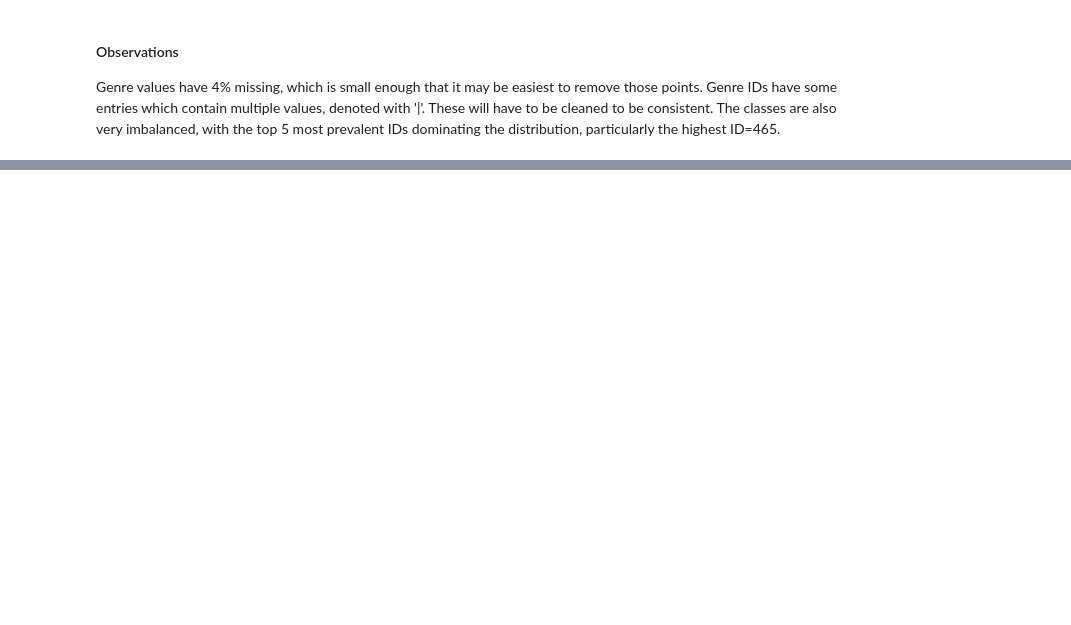
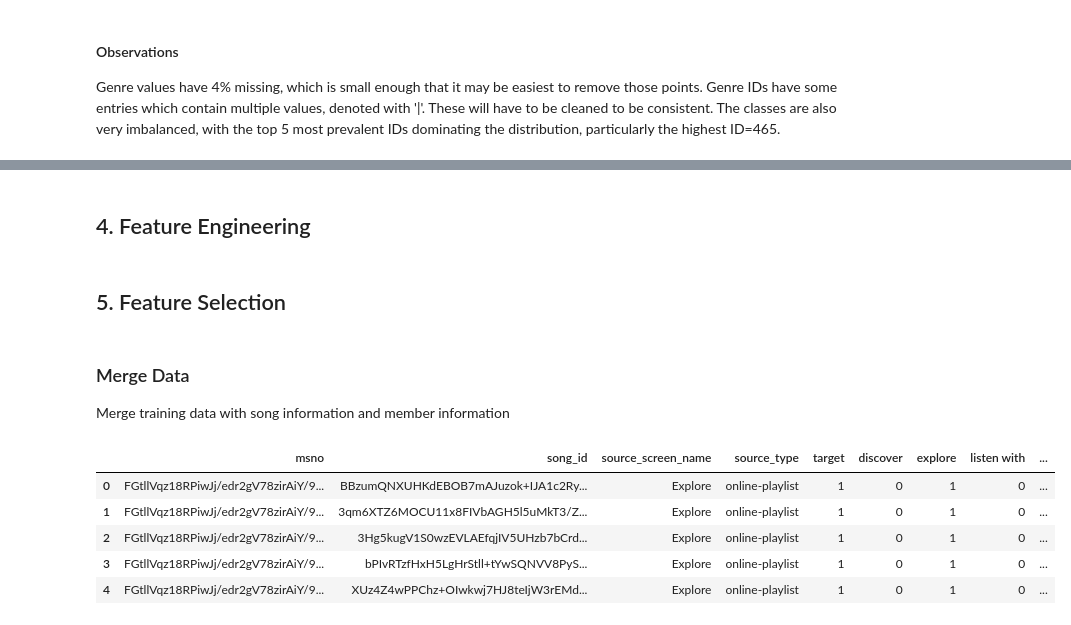
Before and after one commit to bwalsh62/udacity-ml-engr-capstone, a Jupyter notebook: 1_DataPreProcessing.ipynb, the cells around one changed output, grey strips where cells are left out. Cells and saved outputs as stored; diff of their text form; code cells hidden in the pictures; blank space fills up the shorter version.

```diff
--- a/1_DataPreProcessing.ipynb
+++ b/1_DataPreProcessing.ipynb
@@ -175,0 +204,7 @@ Genre values have 4% missing, which is small enough that it may be easiest to re
+# %% [markdown]
+## 4. Feature Engineering
+# %% [markdown]
+## 5. Feature Selection
+# %% [markdown]
+### Merge Data
+Merge training data with song information and member information
@@ -175,0 +213,9 @@ Genre values have 4% missing, which is small enough that it may be easiest to re
+# %%
+train_data.head()
+# %% [output]
+|  | msno | song_id | source_screen_name | source_type | target | discover | explore | listen with | ... |
+| 0 | FGtllVqz18RPiwJj/edr2gV78zirAiY/9... | BBzumQNXUHKdEBOB7mAJuzok+IJA1c2Ry... | Explore | online-playlist | 1 | 0 | 1 | 0 | ... |
+| 1 | FGtllVqz18RPiwJj/edr2gV78zirAiY/9... | 3qm6XTZ6MOCU11x8FIVbAGH5l5uMkT3/Z... | Explore | online-playlist | 1 | 0 | 1 | 0 | ... |
+| 2 | FGtllVqz18RPiwJj/edr2gV78zirAiY/9... | 3Hg5kugV1S0wzEVLAEfqjIV5UHzb7bCrd... | Explore | online-playlist | 1 | 0 | 1 | 0 | ... |
+| 3 | FGtllVqz18RPiwJj/edr2gV78zirAiY/9... | bPIvRTzfHxH5LgHrStll+tYwSQNVV8PyS... | Explore | online-playlist | 1 | 0 | 1 | 0 | ... |
+| 4 | FGtllVqz18RPiwJj/edr2gV78zirAiY/9... | XUz4Z4wPPChz+OIwkwj7HJ8teIjW3rEMd... | Explore | online-playlist | 1 | 0 | 1 | 0 | ... |
```
Also changed, not shown: parts of 20 cells of this notebook.
